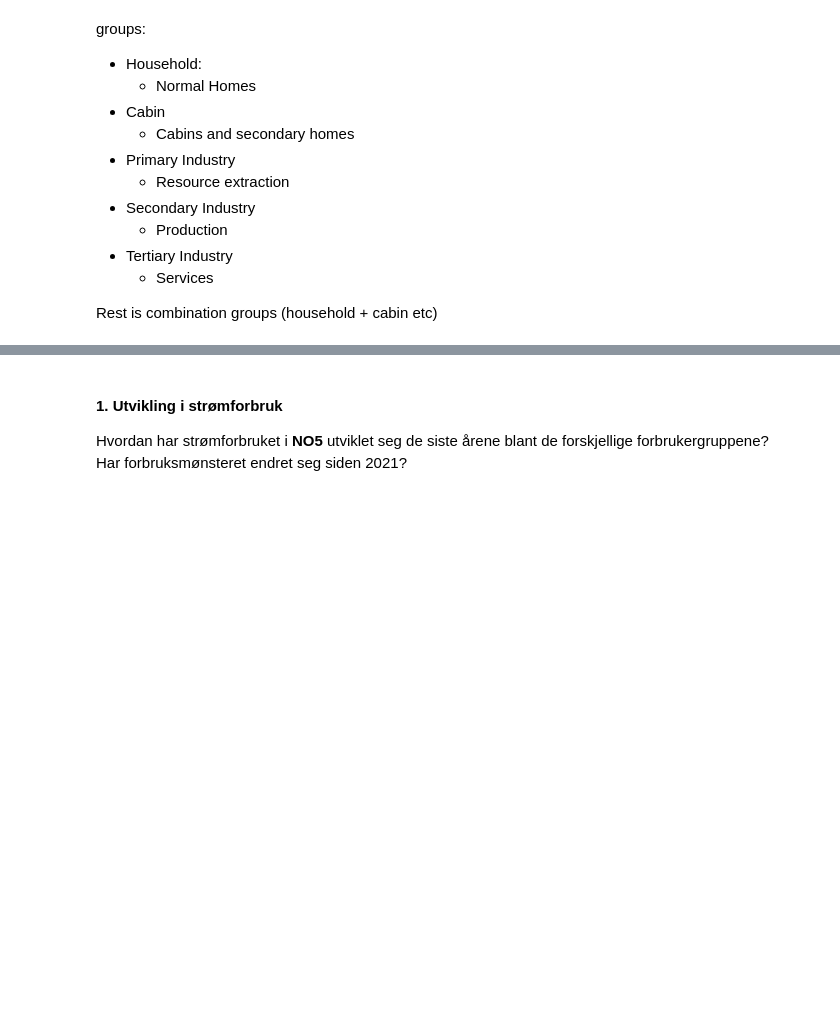
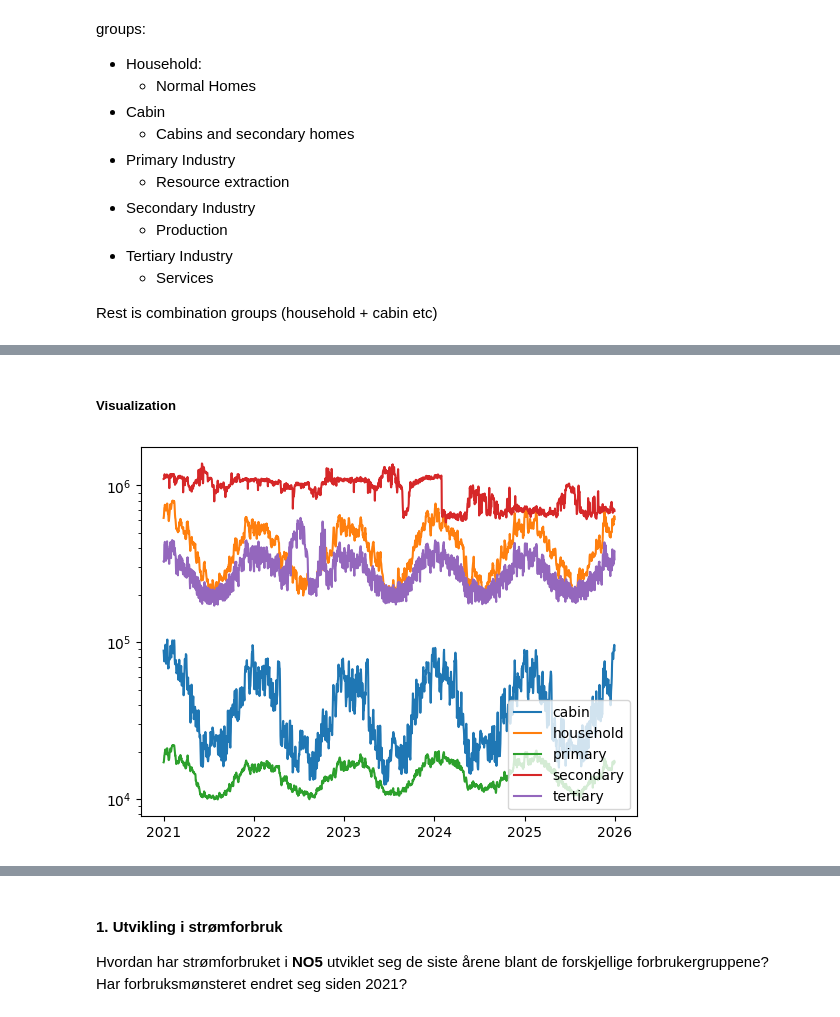
Before and after one commit to tobbensol/eviny-case, a Jupyter notebook: notebooks/Question1.ipynb, the cells around one changed output, grey strips where cells are left out. Saved outputs shown, nothing was run; the diff lists cells and outputs as text; code cells hidden in the pictures; blank space fills up the shorter version.

```diff
--- a/notebooks/Question1.ipynb
+++ b/notebooks/Question1.ipynb
@@ -35,39 +30,8 @@ groups:
     * Services
 
 Rest is combination groups (household + cabin etc)
-# %%
-from datetime import timedelta
-
-
-def get_consumption_data(area: str,
-                         start_time: datetime = datetime(year=2023, month=1, day=1),
-                         end_time: datetime = datetime(year=2023, month=3, day=1)
-                         ) -> List[Dict[str, Any]]:
-    api_link = "https://api.elhub.no/energy-data/v0/price-areas"
-
-    result = []
-    while start_time < end_time:
-        # API only allows for time intervals of max 1 month.
-        temp_end = min(start_time + timedelta(weeks=4), end_time)
-
-        params = {
-            "dataset": "CONSUMPTION_PER_GROUP_MBA_HOUR",
-            "startDate": f"{start_time.isoformat()}+02:00",
-            "endDate": f"{temp_end.isoformat()}+02:00",
-        }
-
-        response = requests.get(f"{api_link}/{area}", params=params)
-        response.raise_for_status()
-
-        result.extend(response.json()["data"][0]["attributes"]["consumptionPerGroupMbaHour"])
-        start_time = temp_end
-
-    return result
-
-data = get_consumption_data("NO5", start_time=datetime(year=2021, month=1, day=1), end_time=datetime(year=2025, month=1, day=1))
 # %%
-consumption_df = pd.DataFrame(data)
-consumption_df["startTime"] = pd.to_datetime(consumption_df["startTime"], utc=True).dt.tz_convert('Europe/Oslo')
+consumption_df = get_consumption_data("NO5", start_year = 2021, end_year = 2026, save_path="./data/consumption_data.csv")
 
 # sort usage by start time and consumption group
 consumption_by_group = consumption_df.pivot_table(
@@ -75,8 +39,3 @@ consumption_by_group = consumption_df.pivot_table(
     columns="consumptionGroup",
     values="quantityKwh"
     ).sort_index()
-
-hour_consumption_by_group = consumption_by_group.groupby(consumption_by_group.index.hour).mean()
-month_consumption_by_group = consumption_by_group.groupby(consumption_by_group.index.month).mean()
-weekday_consumption_by_group = consumption_by_group.groupby(consumption_by_group.index.weekday).mean()
-year_consumption_by_group = consumption_by_group.groupby(consumption_by_group.index.year).mean()
@@ -83 +54,10 @@ year_consumption_by_group = consumption_by_group.groupby(consumption_by_group.in
+# %% [markdown]
+##### Visualization
+# %%
+plt.plot(consumption_by_group.groupby(consumption_by_group.index.date).mean())
+plt.legend(consumption_by_group.columns, loc="lower right")
+plt.yscale('log')
+plt.show()
+# %% [output]
+[figure, added]
 # %%
```
Also changed, not shown: parts of 9 cells of this notebook, 8 other files.
